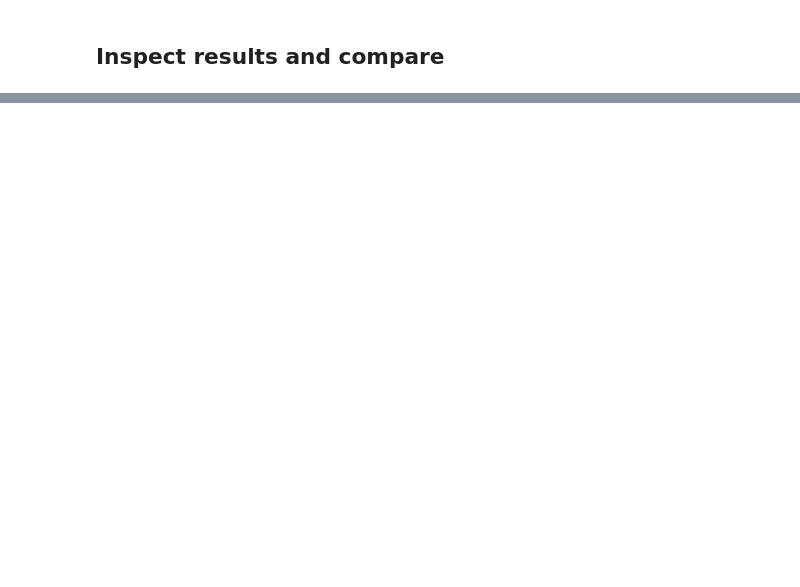
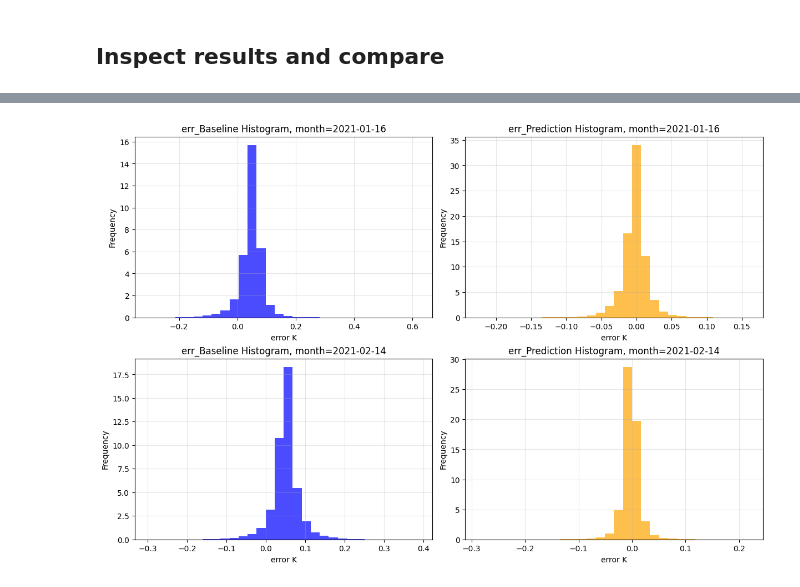
Before and after one commit to ESMValGroup/ClimaNet, a Jupyter notebook: notebooks/example.ipynb, the cells around one changed output, grey strips where cells are left out. Cells and saved outputs as stored; diff of their text form; code cells hidden in the pictures; blank space fills up the shorter version.

```diff
--- a/notebooks/example.ipynb
+++ b/notebooks/example.ipynb
@@ -222,0 +183,4 @@ raw_res.where(ocean).isel(time=1).plot.hist(bins=100, density=True)
+# %%
+plot_histograms(masked_err_baseline, masked_err_predictions, label="error K", title=("err_Baseline", "err_Prediction"))
+# %% [output]
+[figure, added]
```
Also changed, not shown: parts of 21 cells of this notebook.
